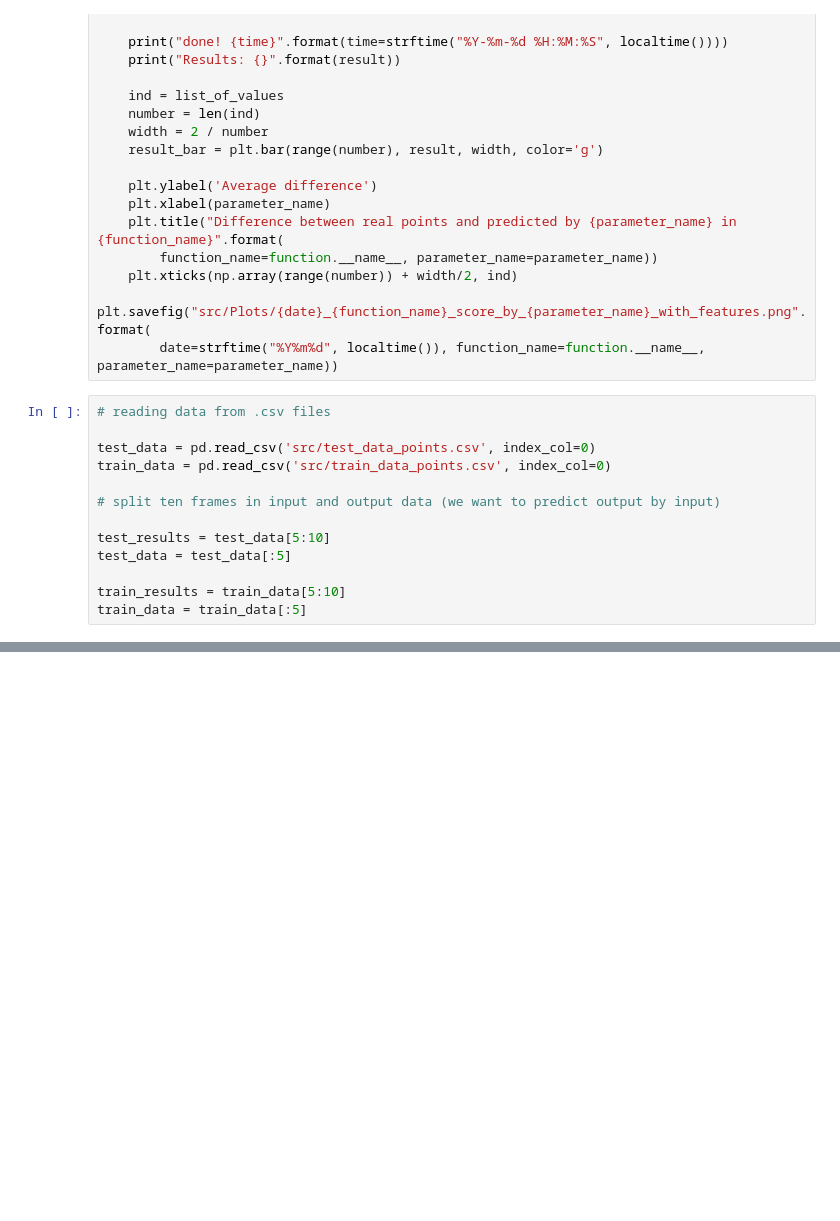
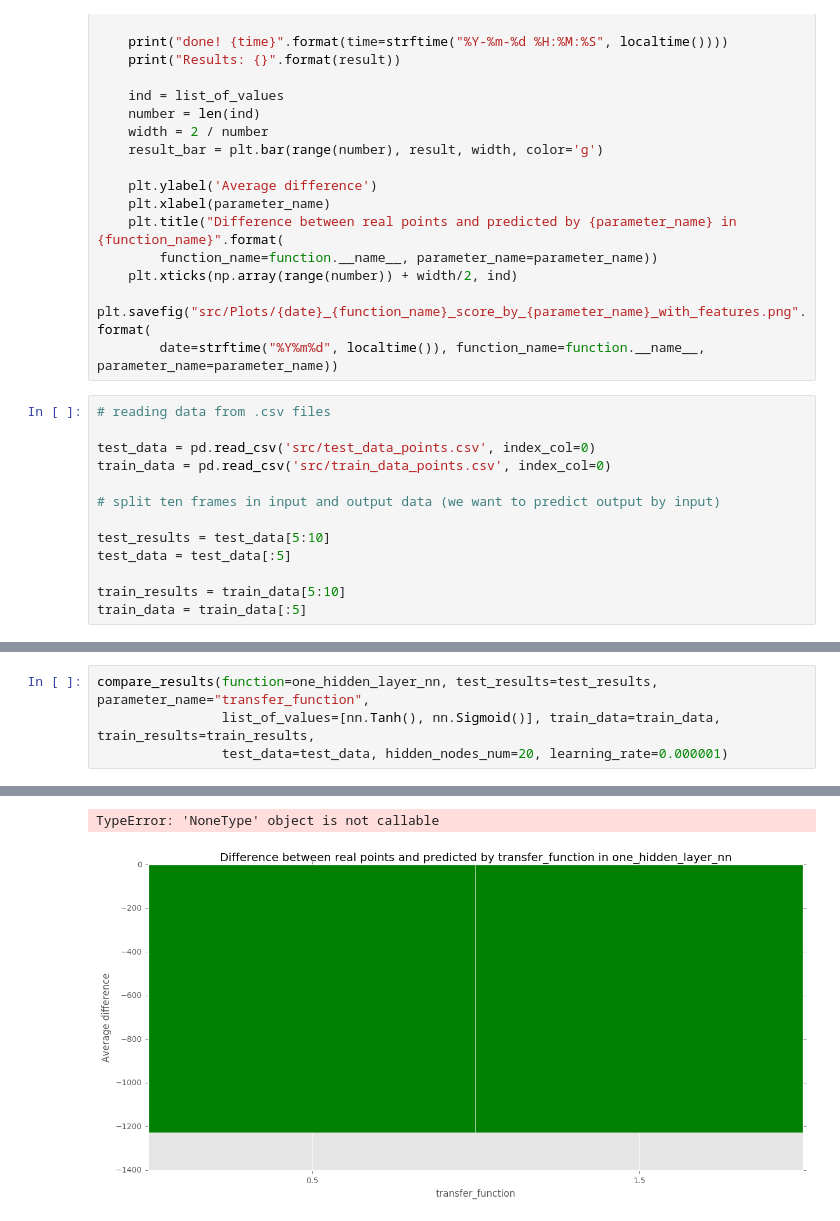
Before and after one commit to avgaydashenko/cuddly-robot, a Jupyter notebook: framework-torch.ipynb, the cells around one changed output, grey strips where cells are left out. Saved outputs shown, nothing was run; the diff lists cells and outputs as text; blank space fills up the shorter version.

```diff
--- a/framework-torch.ipynb
+++ b/framework-torch.ipynb
@@ -261,0 +221,5 @@ expected arguments: *DoubleTensor* [DoubleTensor] double | *DoubleTensor* [Doubl
+# %%
+compare_results(function=one_hidden_layer_nn, test_results=test_results, parameter_name="transfer_function",
+                list_of_values=[nn.Tanh(), nn.Sigmoid()], train_data=train_data, train_results=train_results,
+                test_data=test_data, hidden_nodes_num=20, learning_rate=0.000001)
+# %% [output]
@@ -261,0 +230,2 @@ expected arguments: *DoubleTensor* [DoubleTensor] double | *DoubleTensor* [Doubl
+TypeError: 'NoneType' object is not callable
+[figure, added]
```
Also changed, not shown: parts of 12 cells of this notebook, 3 other files.
